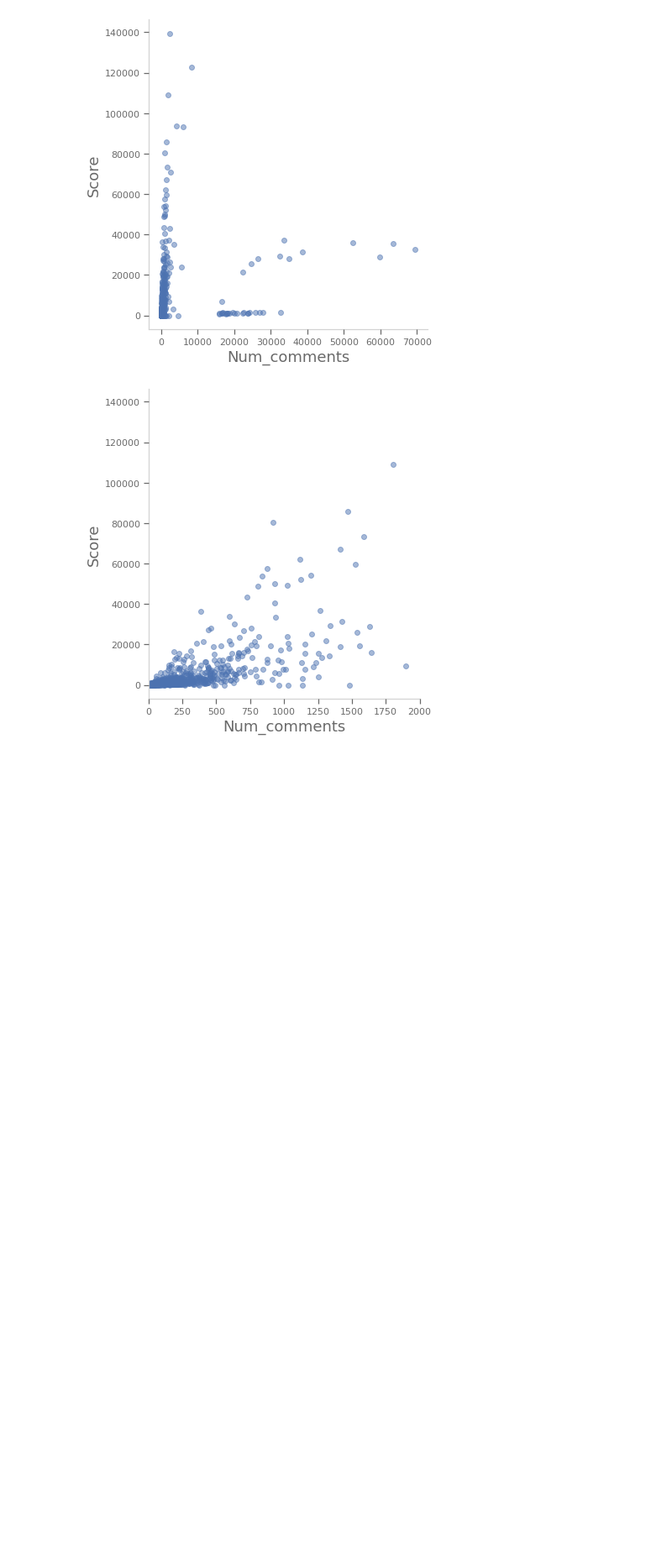
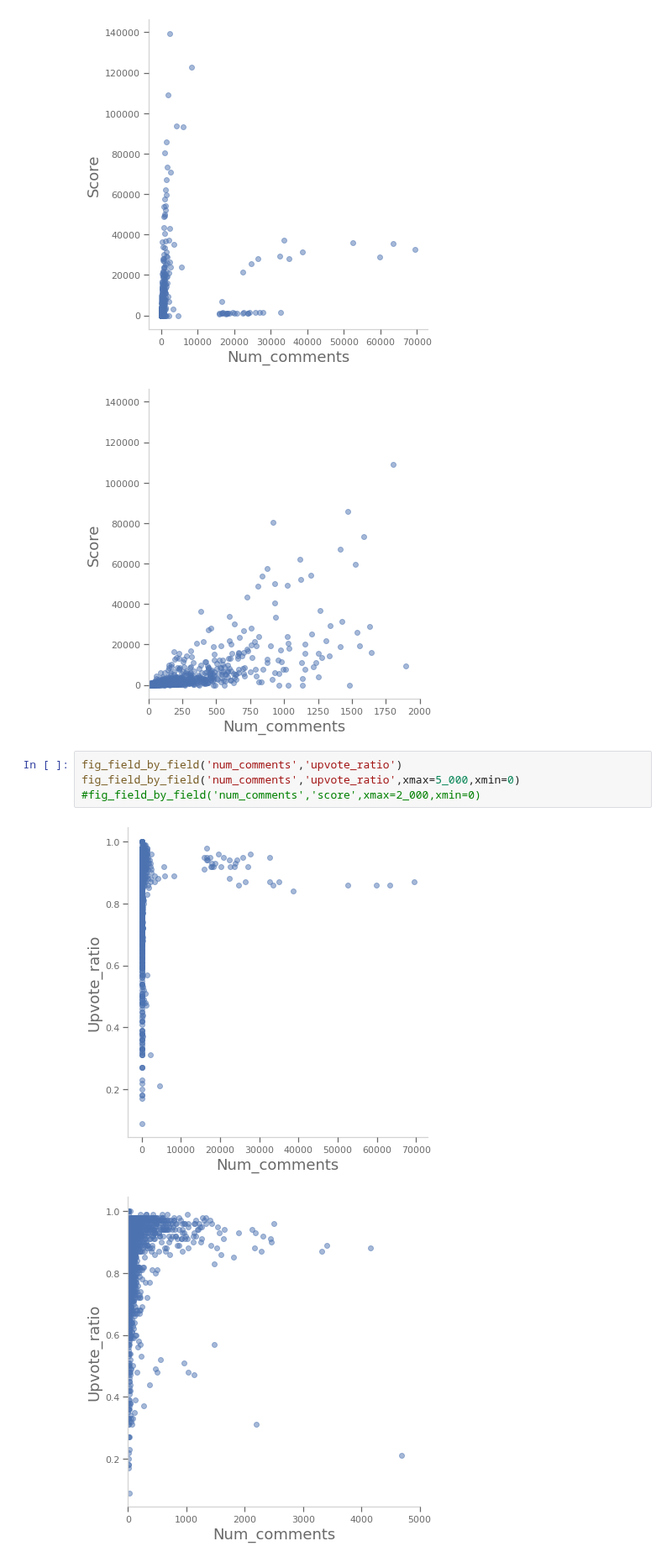
Before and after one commit to AndrewSamaha/WSBAnalysis, a Jupyter notebook: readme-testing.ipynb, the cells around one changed output. Shown at 84% size. Saved outputs shown, nothing was run; the diff lists cells and outputs as text; blank space fills up the shorter version.

```diff
--- a/readme-testing.ipynb
+++ b/readme-testing.ipynb
@@ -663,3 +663,10 @@ fig_field_by_field('num_comments','score',xmax=2_000,xmin=0)
 # %% [output]
 [figure]
 [figure]
+# %%
+fig_field_by_field('num_comments','upvote_ratio')
+fig_field_by_field('num_comments','upvote_ratio',xmax=5_000,xmin=0)
+#fig_field_by_field('num_comments','score',xmax=2_000,xmin=0)
+# %% [output]
+[figure, added]
+[figure, added]
```
Also changed, not shown: parts of 1 cell of this notebook, 9 other files.
